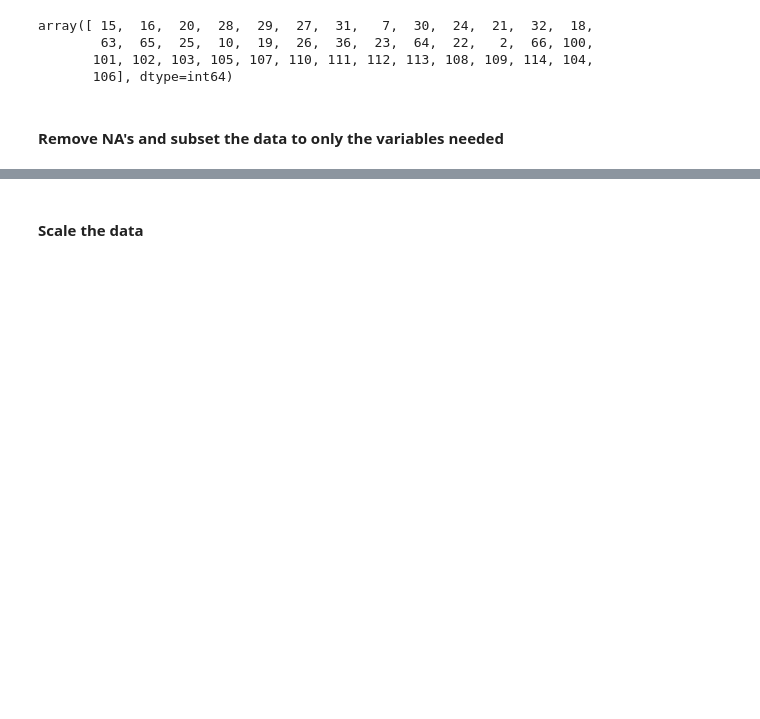
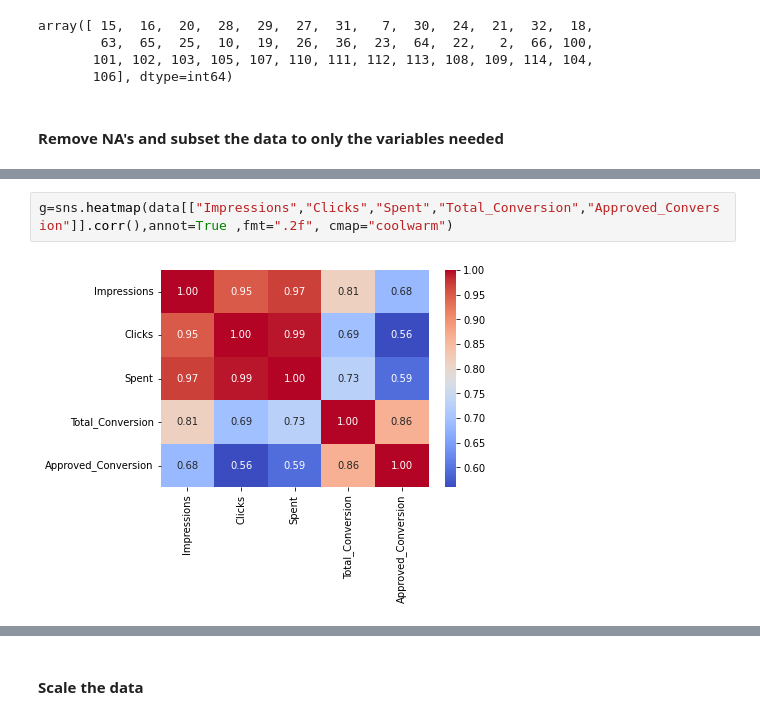
Before and after one commit to jaramiar/Sales-Conversion, a Jupyter notebook: KNN_Ad_Campaigns.ipynb, the cells around one changed output, grey strips where cells are left out. Drawn from its saved outputs; the diff is of its cells as text; blank space fills up the shorter version.

Commit message:
Add files via upload
add more visuals and analyses

```diff
--- a/KNN_Ad_Campaigns.ipynb
+++ b/KNN_Ad_Campaigns.ipynb
@@ -95,0 +97,4 @@ data_cleaned.head()
+# %%
+g=sns.heatmap(data[["Impressions","Clicks","Spent","Total_Conversion","Approved_Conversion"]].corr(),annot=True ,fmt=".2f", cmap="coolwarm")
+# %% [output]
+[figure, added]
```
Also changed, not shown: parts of 21 cells of this notebook.
